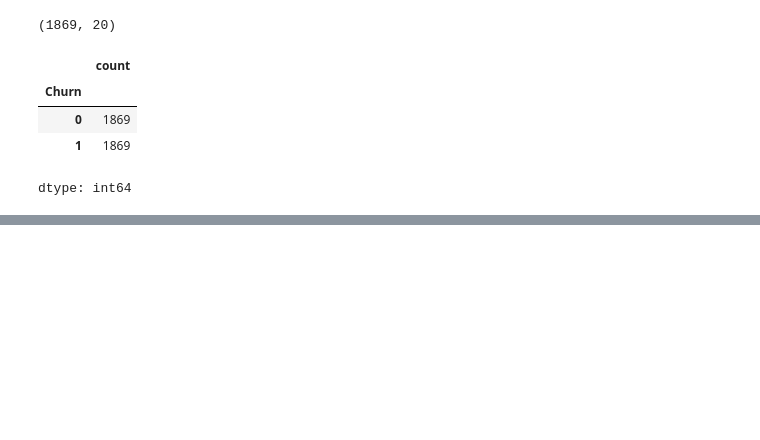
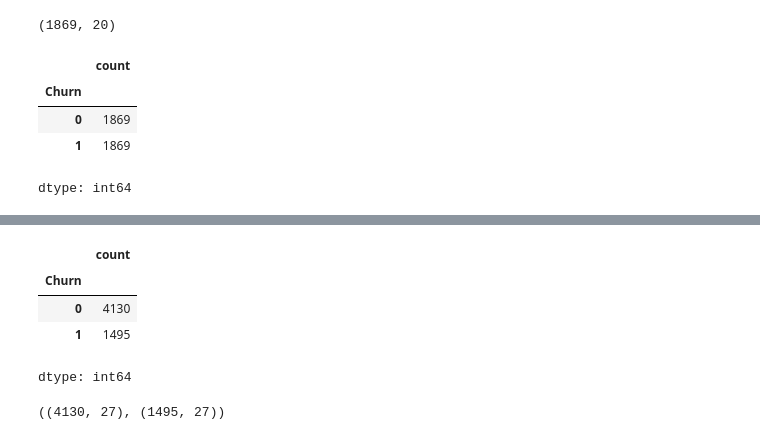
Before and after one commit to Karthikard/DL, a Jupyter notebook: 5_churn.ipynb, the cells around one changed output, grey strips where cells are left out. Drawn from its saved outputs; the diff is of its cells as text; code cells hidden in the pictures; blank space fills up the shorter version.

```diff
--- a/5_churn.ipynb
+++ b/5_churn.ipynb
@@ -523,0 +593,15 @@ ValueError: Found input variables with inconsistent numbers of samples: [748, 14
+# %%
+x = df1.drop('Churn' , axis=1)
+y = df1.Churn
+
+x = pd.get_dummies(x, columns=['InternetService' , 'Contract' , 'PaymentMethod'])
+# %%
+X_train,X_test,y_train,y_test = train_test_split(x,y,test_size=0.2,random_state=10 , stratify=y)
+# %%
+y_train.value_counts()
+# %% [output]
+|  | count |
+| Churn |  |
+| 0 | 4130 |
+| 1 | 1495 |
+dtype: int64
@@ -523,0 +614,4 @@ ValueError: Found input variables with inconsistent numbers of samples: [748, 14
+# %%
+df2_class_0.shape , df2_class_1.shape
+# %% [output]
+((4130, 27), (1495, 27))
```
Also changed, not shown: parts of 16 cells of this notebook.
